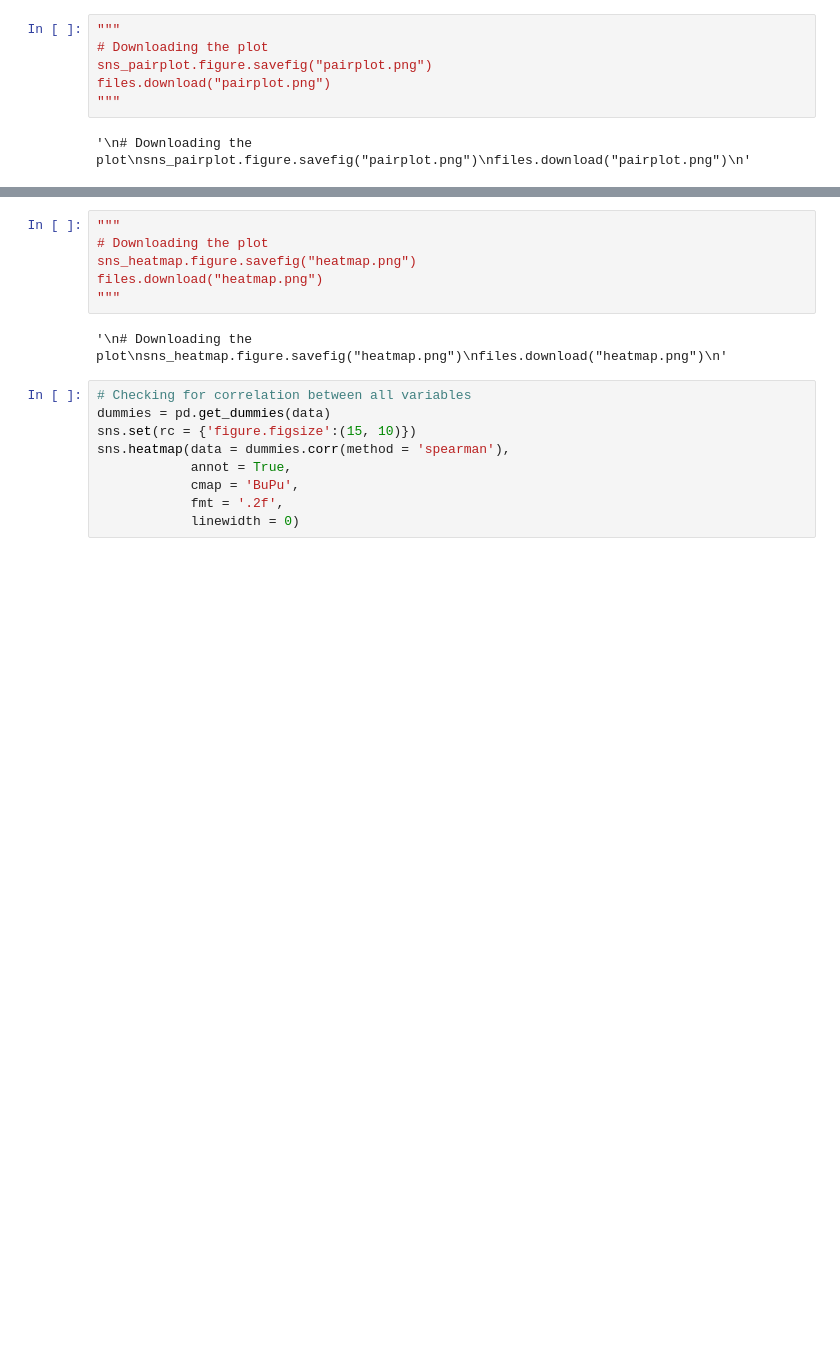
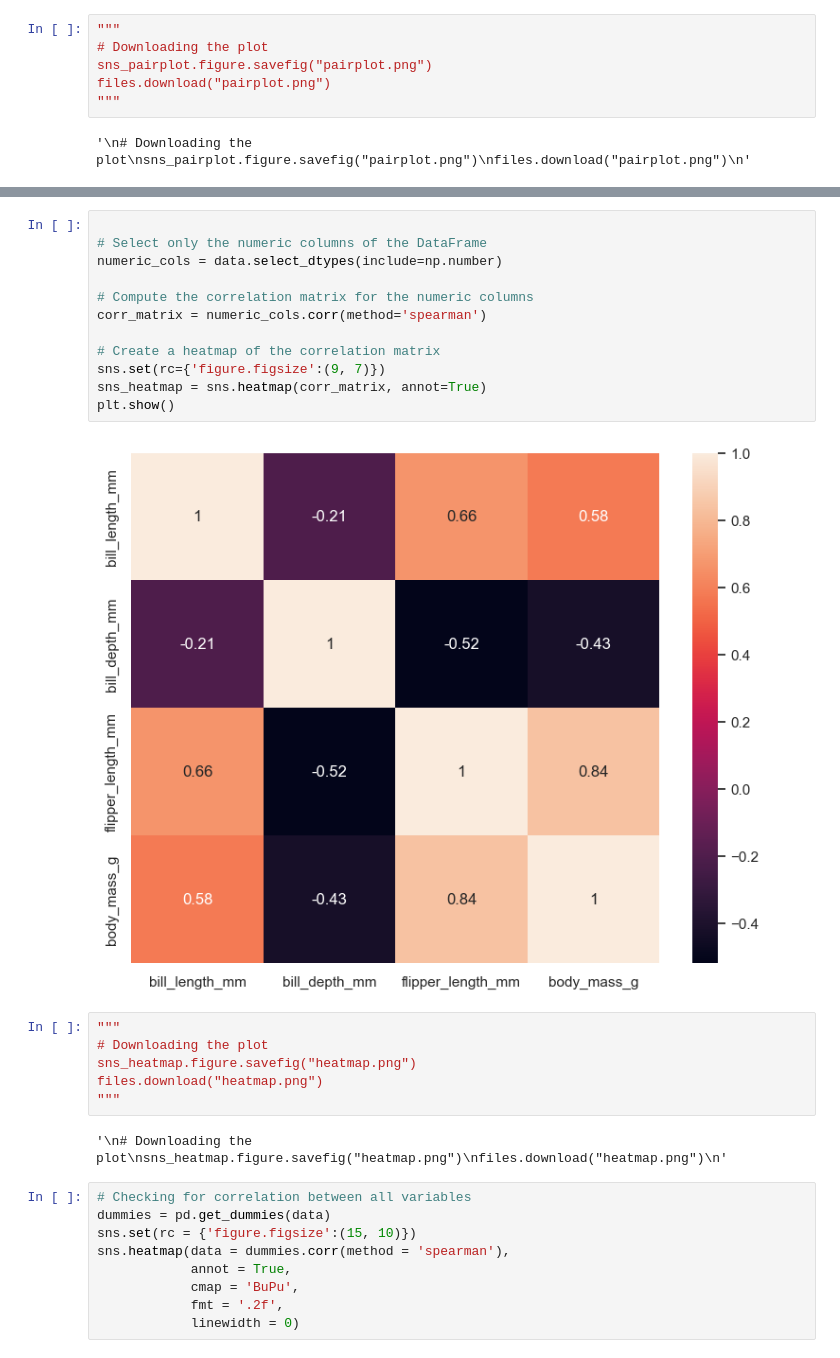
Before and after one commit to 12Simi3/Data_X_2023, a Jupyter notebook: Notebooks/Projekt_DataX_v4.ipynb, the cells around one changed output, grey strips where cells are left out. Saved outputs shown, nothing was run; the diff lists cells and outputs as text; blank space fills up the shorter version.

Commit message:
Adding plt.show to forgo overlapping

```diff
--- a/Notebooks/Projekt_DataX_v4.ipynb
+++ b/Notebooks/Projekt_DataX_v4.ipynb
@@ -445,3 +435,17 @@ plt.show()
+# %%
+
+# Select only the numeric columns of the DataFrame
+numeric_cols = data.select_dtypes(include=np.number)
+
+# Compute the correlation matrix for the numeric columns
+corr_matrix = numeric_cols.corr(method='spearman')
+
+# Create a heatmap of the correlation matrix
+sns.set(rc={'figure.figsize':(9, 7)})
+sns_heatmap = sns.heatmap(corr_matrix, annot=True)
+plt.show()
+# %% [output]
+[figure, added]
 # %%
 """
 # Downloading the plot
```
Also changed, not shown: parts of 7 cells of this notebook.
